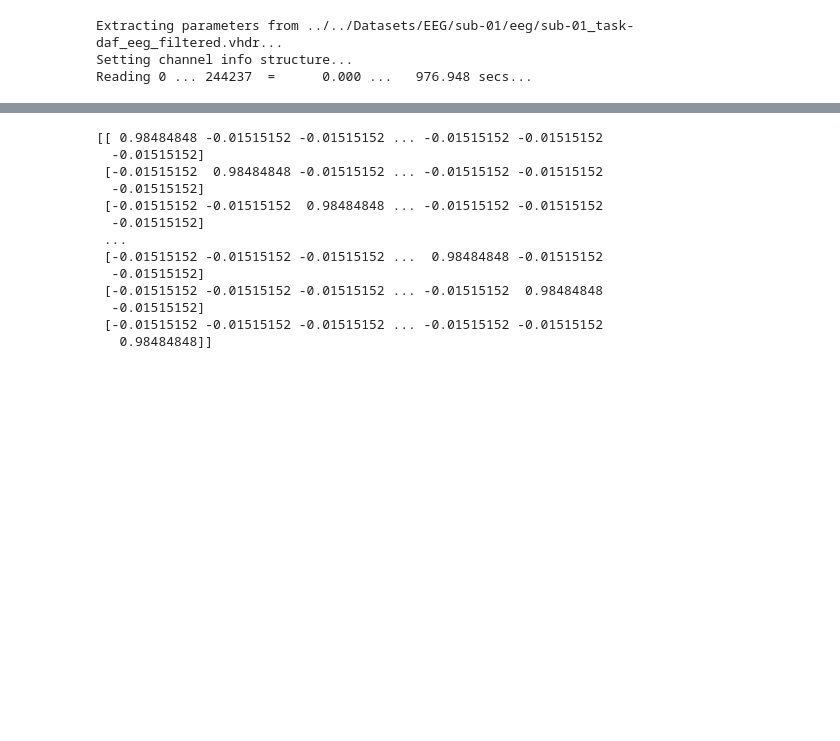
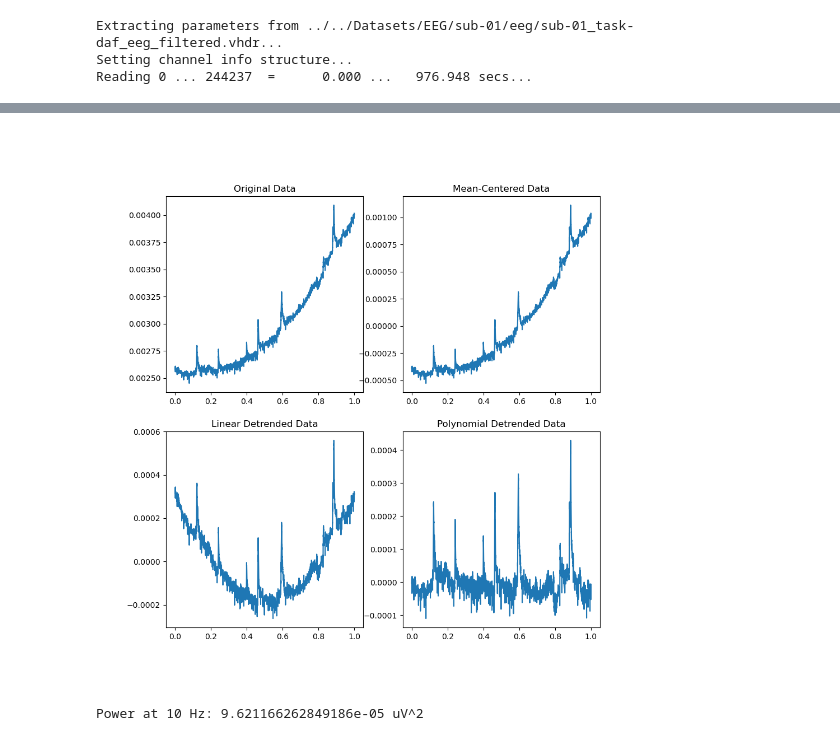
Before and after one commit to mindemory/EEG_MEG_Methods, a Jupyter notebook: MNEPython/Tutorial2_AnswerKey.ipynb, the cells around one changed output, grey strips where cells are left out. Saved outputs shown, nothing was run; the diff lists cells and outputs as text; code cells hidden in the pictures; blank space fills up the shorter version.

```diff
--- a/MNEPython/Tutorial2_AnswerKey.ipynb
+++ b/MNEPython/Tutorial2_AnswerKey.ipynb
@@ -220,69 +254,65 @@ print(reref_data)
-# %%
-# Average Re-referencing via matrix multiplication
-MeanMultiplier = np.eye(n_channels) - np.ones((n_channels, n_channels))/n_channels
-print(MeanMultiplier)
-data_re_ref = np.dot(MeanMultiplier, data)
-
-# # Plot the re-referenced EEG data
-# f, axs = plt.subplots(nrows, ncols, figsize=(15, 10))
-# axs = axs.flatten()
-# for i in range(n_channels):
-#     ax = axs.flatten()[i]
-#     ax.plot(data_re_ref[i, :])
-#     ax.set_title(f"Channel {i+1}")
-#     ax.set_xlabel("Time")
-#     ax.set_ylabel("Amplitude")
-
-plt.figure()
-plt.imshow(MeanMultiplier, aspect='auto')
-plt.show()
-# %% [output]
-[[ 0.98484848 -0.01515152 -0.01515152 ... -0.01515152 -0.01515152
-  -0.01515152]
- [-0.01515152  0.98484848 -0.01515152 ... -0.01515152 -0.01515152
-  -0.01515152]
- [-0.01515152 -0.01515152  0.98484848 ... -0.01515152 -0.01515152
-  -0.01515152]
- ...
- [-0.01515152 -0.01515152 -0.01515152 ...  0.98484848 -0.01515152
-  -0.01515152]
- [-0.01515152 -0.01515152 -0.01515152 ... -0.01515152  0.98484848
-  -0.01515152]
- [-0.01515152 -0.01515152 -0.01515152 ... -0.01515152 -0.01515152
-   0.98484848]]
 # %%
 # Creating a fake channel with a polynomial trend
-fake_data = raw.get_data()[0]
+fake_data = raw.get_data()[0][:10000]
 t = np.linspace(0, 1, len(fake_data))
 np.random.seed(42)
 trend = np.random.randn(3)
 fake_data += 4e-3 * np.polyval(trend, t)
 
 # Let us look at different ways to remove trend from the data
 # First, we can simply mean-center the data
 # This can be done by removing a 0th order polynomial from the data
 trend0 = np.polyfit(t, fake_data, 0)
 fake_data_centered = fake_data - np.polyval(trend0, t)
 
 # Second, we can remove a linear trend from the data
 # This can be done by removing a 1st order polynomial from the data
 trend1 = np.polyfit(t, fake_data, 1)
 fake_data_detrended = fake_data - np.polyval(trend1, t)
 
 # Next we can remove a seond order trend from the data
 # This can be done by removing a 2nd order polynomial from the data
 trend2 = np.polyfit(t, fake_data, 2)
 fake_data_detrended2 = fake_data - np.polyval(trend2, t)
 
 # Plot the original data and the detrended data
 f, axs = plt.subplots(2, 2, figsize=(10, 10))
 axs[0, 0].plot(t, fake_data)
 axs[0, 0].set_title('Original Data')
 axs[0, 1].plot(t, fake_data_centered)
 axs[0, 1].set_title('Mean-Centered Data')
 axs[1, 0].plot(t, fake_data_detrended)
 axs[1, 0].set_title('Linear Detrended Data')
 axs[1, 1].plot(t, fake_data_detrended2)
 axs[1, 1].set_title('Polynomial Detrended Data')
 plt.show()
+# %% [output]
+[figure, added]
+# %%
+# Compute power at specific frequency for a single channel by taking inner product with a complex sine wave
+# Let us compute power at 10 Hz for occipital electrode O2
+timeToPlot = 50 # Time in seconds to plot
+t = raw.times[raw.times < timeToPlot]
+N = len(t)
+chName = 'O2'
+elecIdx = [elecPos[elecPos['name'] == chName].index[0]][0]
+x = np.arange(0,N)/N
+X = data[elecIdx, raw.times < timeToPlot]
+
+SR = raw.info['sfreq']
+freqs = np.fft.fftfreq(N, 1/SR)
+freqs = freqs[:N//2]
+k = 10
+
+# Create a complex sine wave at frequency k
+W = np.exp(-1j * 2 * np.pi * k * x)
+
+# Compute the inner product (DFT coefficient for frequency k)
+# We use vector multiplication!
+X_k = (W.T @ X)
+
+power = np.real(X_k)**2 + np.imag(X_k)**2
+print(f"Power at {k} Hz: {power} uV^2")
+# %% [output]
+Power at 10 Hz: 9.621166262849186e-05 uV^2
 # %%
```
Also changed, not shown: parts of 15 cells of this notebook, 2 other files.
